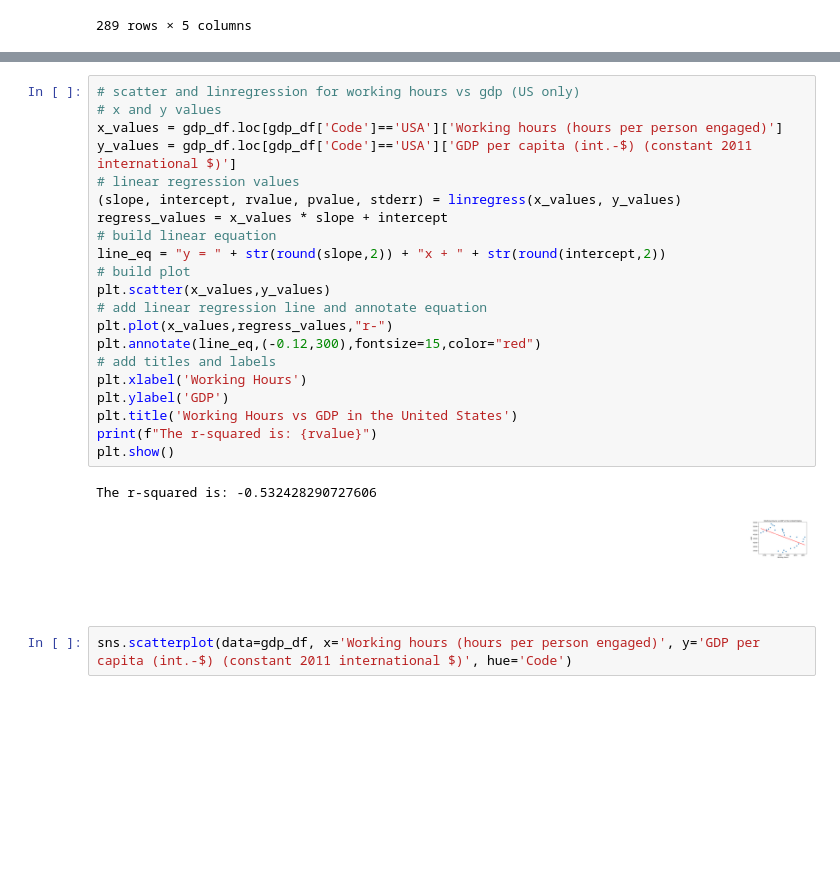
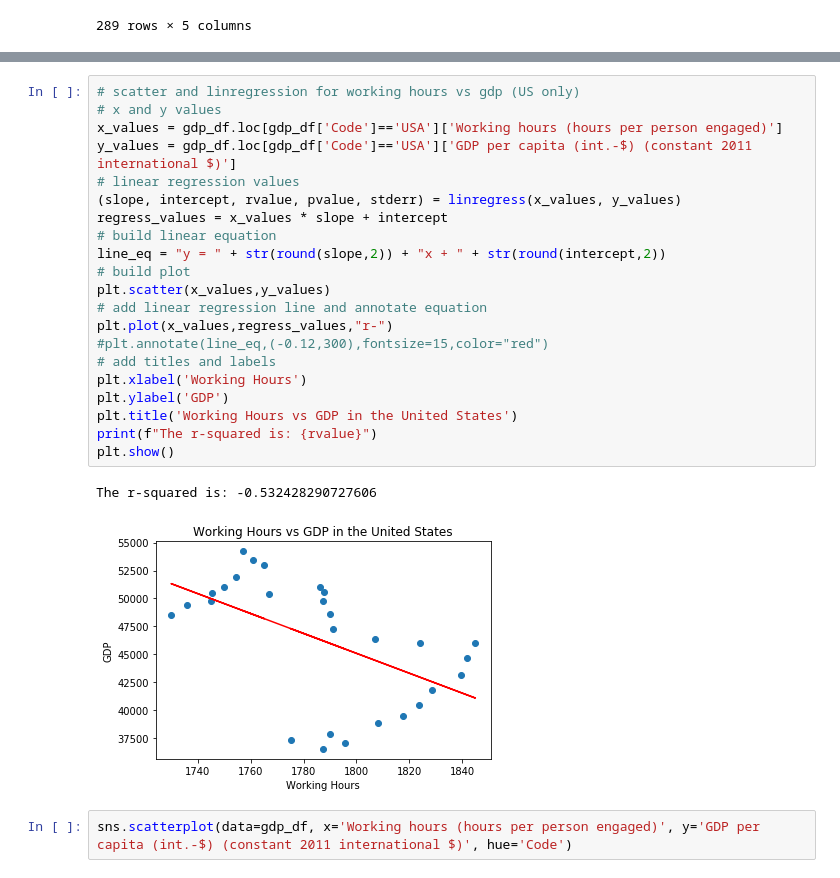
Before and after one commit to JeremyBrent/RUDS_project_1, a Jupyter notebook: economic_analysis.ipynb, the cells around one changed output, grey strips where cells are left out. Cells and saved outputs as stored; diff of their text form; blank space fills up the shorter version.

```diff
--- a/economic_analysis.ipynb
+++ b/economic_analysis.ipynb
@@ -88,27 +88,27 @@ The r-squared is: -0.5168041886269452
 # %%
 # scatter and linregression for working hours vs gdp (US only)
 # x and y values
 x_values = gdp_df.loc[gdp_df['Code']=='USA']['Working hours (hours per person engaged)']
 y_values = gdp_df.loc[gdp_df['Code']=='USA']['GDP per capita (int.-$) (constant 2011 international $)']
 # linear regression values
 (slope, intercept, rvalue, pvalue, stderr) = linregress(x_values, y_values)
 regress_values = x_values * slope + intercept
 # build linear equation
 line_eq = "y = " + str(round(slope,2)) + "x + " + str(round(intercept,2))
 # build plot
 plt.scatter(x_values,y_values)
 # add linear regression line and annotate equation
 plt.plot(x_values,regress_values,"r-")
-plt.annotate(line_eq,(-0.12,300),fontsize=15,color="red")
+#plt.annotate(line_eq,(-0.12,300),fontsize=15,color="red")
 # add titles and labels
 plt.xlabel('Working Hours')
 plt.ylabel('GDP')
 plt.title('Working Hours vs GDP in the United States')
 print(f"The r-squared is: {rvalue}")
 plt.show()
 # %% [output]
 The r-squared is: -0.532428290727606
-[figure, old version]
+[figure, new version]
 # %%
 sns.scatterplot(data=gdp_df, x='Working hours (hours per person engaged)', y='GDP per capita (int.-$) (constant 2011 international $)', hue='Code')
 # %% [output]
```
Also changed, not shown: parts of 3 cells of this notebook, 1 other file.
